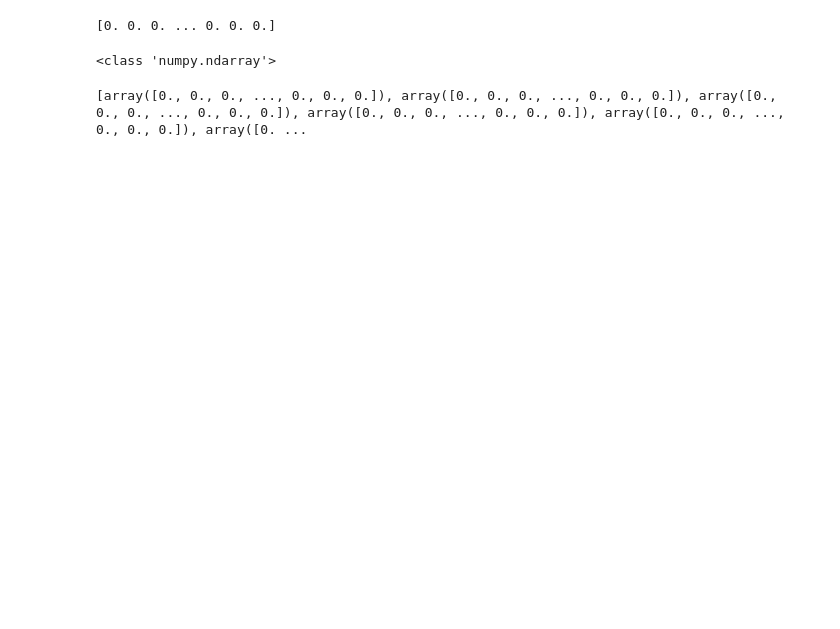
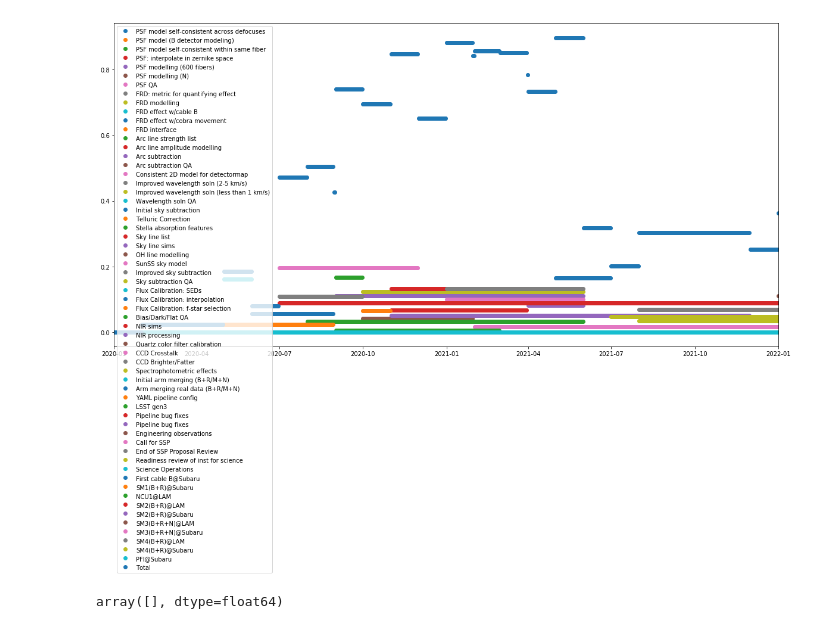
Before and after one commit to hassanxp/2DDRP-plan, a Jupyter notebook: timeline/ResourceCheck.ipynb, the cells around one changed output. Cells and saved outputs as stored; diff of their text form; code cells hidden in the pictures; blank space fills up the shorter version.

Commit message:
added NIR sims and fixed resource plotting

```diff
--- a/timeline/ResourceCheck.ipynb
+++ b/timeline/ResourceCheck.ipynb
@@ -6,10 +8,13 @@ import pandas as pd
+# %%
+GRID_N_DAYS = 3500
+BASE_DATE = datetime(2019,1,1)
 # %%
 def populate(grid, start_date, end_date, labor_days):
 
     assert end_date > start_date, f'start date {start_date} is less than or equal to end date {end_date}'
 
-    start_offset_days = (start_date - datetime(2019,1,1)).days
-    end_offset_days = (end_date - datetime(2019,1,1)).days
+    start_offset_days = (start_date - BASE_DATE).days
+    end_offset_days = (end_date - BASE_DATE).days
 
     days_in_period = end_offset_days - start_offset_days
 
@@ -22,7 +27,7 @@ def populate(grid, start_date, end_date, labor_days):
 
     grid[start_offset_days: end_offset_days] += avg_time_spent
 
-    delta_grid = np.zeros(3500)
+    delta_grid = np.zeros(GRID_N_DAYS)
     delta_grid[start_offset_days: end_offset_days] += avg_time_spent
 
     if (grid[grid > 1]).size > 0:
@@ -35,7 +40,7 @@ def check_member(df, team_member):
     print(f'Checking member {team_member}..')
     if df[team_member].isnull().values.any():
         print(f'Found a nan value for row {df[df[team_member].isnull()]}')
-    grid = np.zeros(3500)
+    grid = np.zeros(GRID_N_DAYS)
     all_ok = True
     delta_list = []
     for index, row in df.iterrows():
@@ -52,5 +57,18 @@ def check_member(df, team_member):
     else:
         print(f'PROBLEMS found for member {team_member}')
     return grid, delta_list
+# %%
+def plot_loading(grid, delta_list):
+    date_list = [BASE_DATE + timedelta(days=i) for i in range(GRID_N_DAYS)]
+    dates = matplotlib.dates.date2num(date_list)
+
+    xrange = matplotlib.dates.date2num([datetime(2020,1,1), datetime(2022,1,1)])
+    plt.figure(figsize=(20,10))
+    for counter, delta in enumerate(delta_list):
+#        plt.plot_date(dates, delta.tolist(), label=df.ix[counter, 'Task'])
+        plt.plot_date(dates, delta.tolist(), label=df['Task'][counter])
+    plt.plot_date(dates, grid.tolist(), label='Total')
+    plt.legend(loc="upper left")
+    plt.xlim(xrange[0], xrange[1])
 # %%
 df = pd.read_csv('drp-plan.csv', skipinitialspace=True, quotechar='"' ).applymap(lambda x: x.strip() if type(x)==str else x)
@@ -118,12 +116,8 @@ PROBLEMS found for member Price
-# %%
-print(grid)
-# %% [output]
-[0. 0. 0. ... 0. 0. 0.]
-# %%
-print(type(grid))
-# %% [output]
-<class 'numpy.ndarray'>
-# %%
-print(delta_list)
-# %% [output]
-[array([0., 0., 0., ..., 0., 0., 0.]), array([0., 0., 0., ..., 0., 0., 0.]), array([0., 0., 0., ..., 0., 0., 0.]), array([0., 0., 0., ..., 0., 0., 0.]), array([0., 0., 0., ..., 0., 0., 0.]), array([0. ...
+# %%
+plot_loading(grid, delta_list)
+# %% [output]
+[figure, added]
+# %%
+grid[grid>1]
+# %% [output]
+array([], dtype=float64)
```
Also changed, not shown: parts of 19 cells of this notebook, 9 other files.
